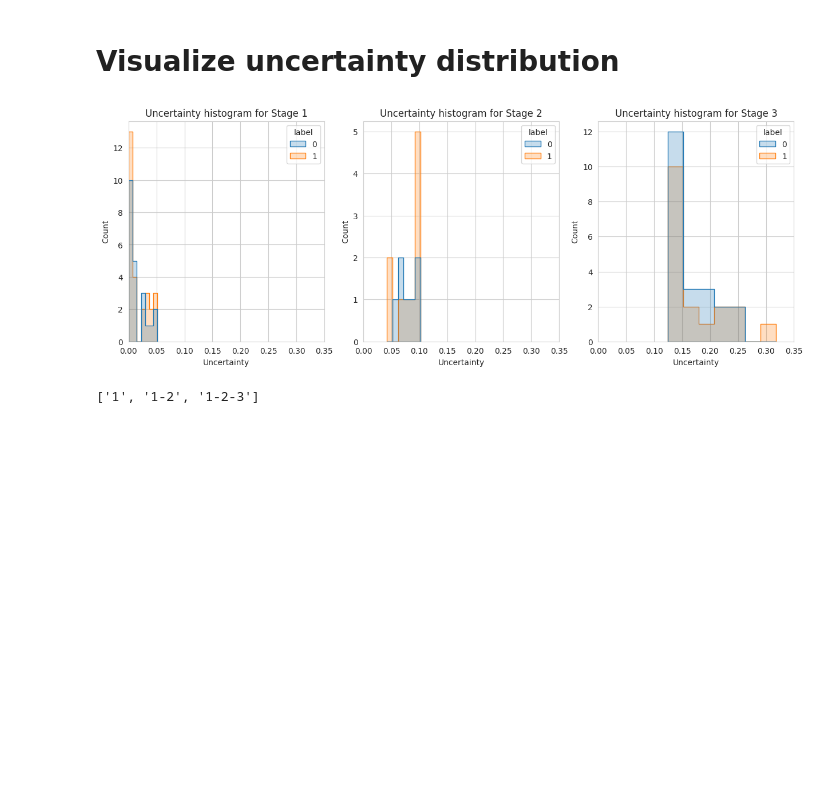
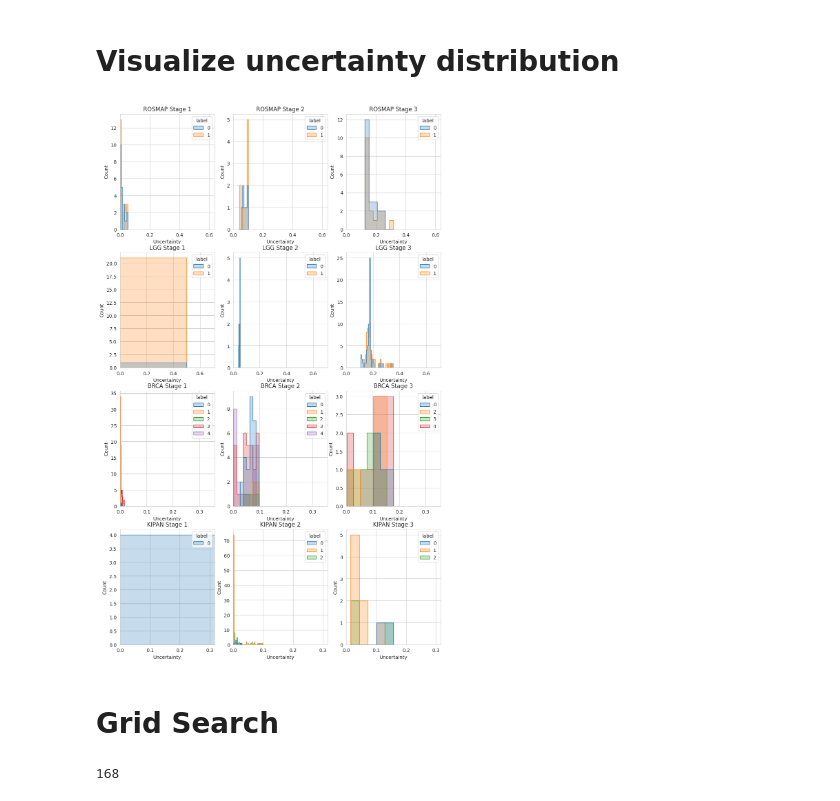
Before and after one commit to chenzhao2023/multiomicsuncertainty, a Jupyter notebook: summarize.ipynb, the cells around one changed output. Drawn from its saved outputs; the diff is of its cells as text; code cells hidden in the pictures; blank space fills up the shorter version.

```diff
--- a/summarize.ipynb
+++ b/summarize.ipynb
@@ -276,26 +276,52 @@ df_staged_percent
 # %% [markdown]
 # Visualize uncertainty distribution
 # %%
-data_folder = "ROSMAP"
-view_lists = result_df[result_df['data_folder']==data_folder]['view_list'].to_list()
-converted_view_list = [view.replace('-', ',') for view in view_lists]
+fig, axes = plt.subplots(4, 3)
+fig.set_figwidth(12)
+fig.set_figheight(20)
+sns.set_style("whitegrid")
 
-df_classified_confident_stage = pd.read_csv(f"{save_path}/{data_folder}/staged_results.csv")
+for idx, data_folder in enumerate(["ROSMAP", "LGG", "BRCA", "KIPAN"]):
+    view_lists = result_df[result_df['data_folder']==data_folder]['view_list'].to_list()
+    converted_view_list = [view.replace('-', ',') for view in view_lists]
 
-fig, axes = plt.subplots(1, 3)
-fig.set_figwidth(15)
-fig.set_figheight(5)
-sns.set_style("whitegrid")
-for i in range(3):
-    df_classified_confident_stage_sub = df_classified_confident_stage[df_classified_confident_stage['stage']==view_lists[i]]
-    sns.histplot(df_classified_confident_stage_sub, x="std", hue="label", ax=axes[i], palette="tab10", element="step")
-    axes[i].set_title(f"Uncertainty histogram for Stage {i+1}")
-    axes[i].set_xlim(0,0.35)
-    axes[i].set_xlabel("Uncertainty")
+    df_classified_confident_stage = pd.read_csv(f"{save_path}/{data_folder}/staged_results.csv")
+    for i in range(3):
+        df_classified_confident_stage_sub = df_classified_confident_stage[df_classified_confident_stage['stage']==view_lists[i]]
+        sns.histplot(df_classified_confident_stage_sub, x="std", hue="label", ax=axes[idx, i], palette="tab10", element="step")
+        axes[idx, i].set_title(f"{data_folder} Stage {i+1}")
+        axes[idx, i].set_xlim(0,np.max(df_classified_confident_stage['std'])*2)
+        axes[idx, i].set_xlabel("Uncertainty")
 plt.show()
 # %% [output]
-[figure, old version]
+[figure, new version]
-# %%
-view_lists
-# %% [output]
-['1', '1-2', '1-2-3']
+# %% [markdown]
+# Grid Search
+# %%
+num_epoch = 2500
+num_epoch_pretrain = 500
+num_trials = 10
+view_list = "1,2,3"
+lr_e_pretrain = 1e-3
+lr_e = 5e-4
+lr_c = 1e-3
+save_path = "results2"
+
+commands = []
+count = 0
+for view_list in ["1", "2", "3", "1,2", "1,3", "2,3", "1,2,3"]:
+    #for data_folder in ["BRCA", "ROSMAP", "KIPAN", "LGG"]:
+    for data_folder in ["ROSMAP"]:
+        for num_trials in range(2, 10, 1):
+            for adj_param in range(2, 5, 1):
+                command = f"python main_uncertainty.py --view_list={view_list} --data_folder={data_folder} --num_trials={num_trials}" \
+                        f" --save_path={save_path} --num_epoch={num_epoch}  --num_epoch_pretrain={num_epoch_pretrain}" \
+                        f" --lr_e={lr_e} --lr_c={lr_c} --exp=exp --num_adj={adj_param}"
+                # print(command)
+                count += 1
+                commands.append(command)
+print(count)
+
+split_into_files(commands, 2)
+# %% [output]
+168
```
Also changed, not shown: parts of 15 cells of this notebook, 8 other files.
